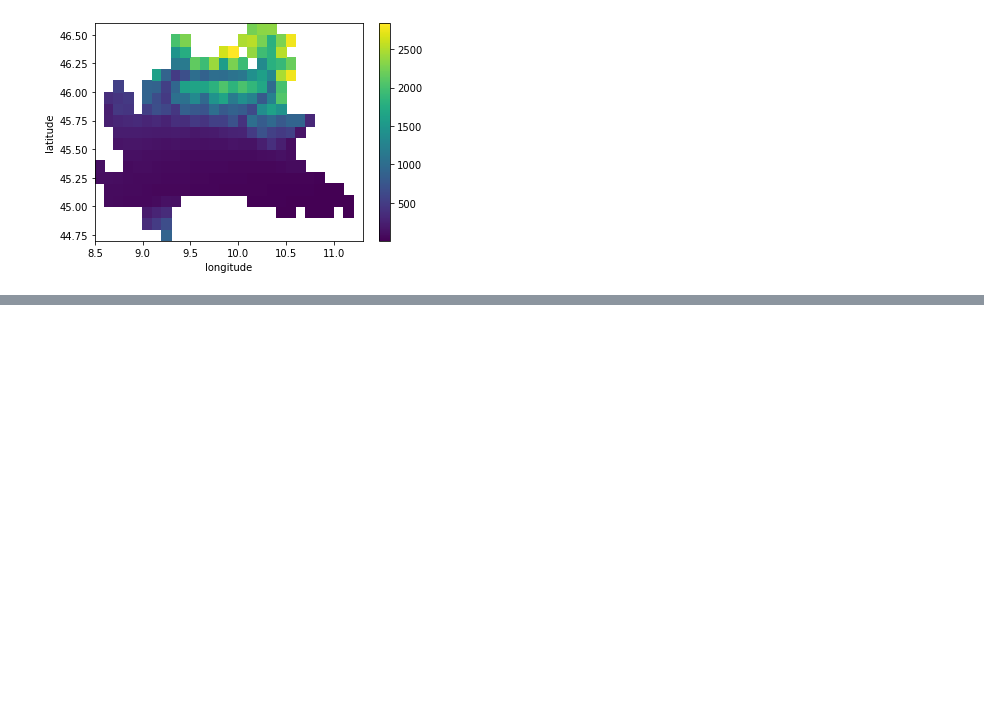
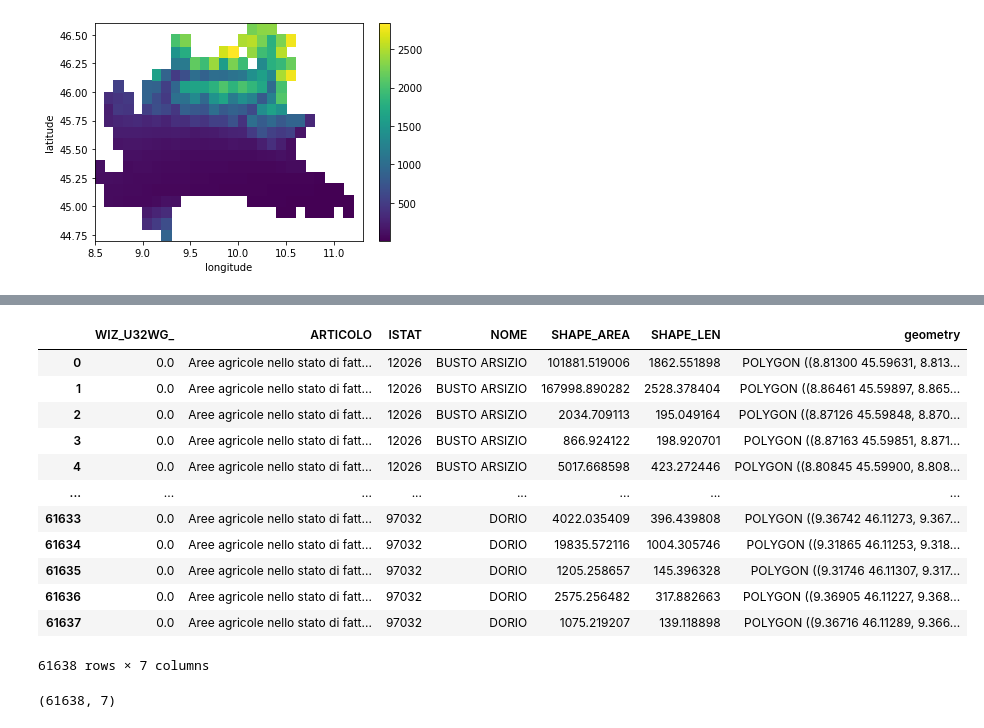
Before and after one commit to samuelexferri/unibg-statistic2, a Jupyter notebook: notebooks/data_3_preprocessing_regressors.ipynb, the cells around one changed output, grey strips where cells are left out. Saved outputs shown, nothing was run; the diff lists cells and outputs as text; code cells hidden in the pictures; blank space fills up the shorter version.

```diff
--- a/notebooks/data_3_preprocessing_regressors.ipynb
+++ b/notebooks/data_3_preprocessing_regressors.ipynb
@@ -417,0 +406,20 @@ Attributes:
+# %%
+shp_area_agricola
+# %% [output]
+|  | WIZ_U32WG_ | ARTICOLO | ISTAT | NOME | SHAPE_AREA | SHAPE_LEN | geometry |
+| 0 | 0.0 | Aree agricole nello stato di fatt... | 12026 | BUSTO ARSIZIO | 101881.519006 | 1862.551898 | POLYGON ((8.81300 45.59631, 8.813... |
+| 1 | 0.0 | Aree agricole nello stato di fatt... | 12026 | BUSTO ARSIZIO | 167998.890282 | 2528.378404 | POLYGON ((8.86461 45.59897, 8.865... |
+| 2 | 0.0 | Aree agricole nello stato di fatt... | 12026 | BUSTO ARSIZIO | 2034.709113 | 195.049164 | POLYGON ((8.87126 45.59848, 8.870... |
+| 3 | 0.0 | Aree agricole nello stato di fatt... | 12026 | BUSTO ARSIZIO | 866.924122 | 198.920701 | POLYGON ((8.87163 45.59851, 8.871... |
+| 4 | 0.0 | Aree agricole nello stato di fatt... | 12026 | BUSTO ARSIZIO | 5017.668598 | 423.272446 | POLYGON ((8.80845 45.59900, 8.808... |
+| ... | ... | ... | ... | ... | ... | ... | ... |
+| 61633 | 0.0 | Aree agricole nello stato di fatt... | 97032 | DORIO | 4022.035409 | 396.439808 | POLYGON ((9.36742 46.11273, 9.367... |
+| 61634 | 0.0 | Aree agricole nello stato di fatt... | 97032 | DORIO | 19835.572116 | 1004.305746 | POLYGON ((9.31865 46.11253, 9.318... |
+| 61635 | 0.0 | Aree agricole nello stato di fatt... | 97032 | DORIO | 1205.258657 | 145.396328 | POLYGON ((9.31746 46.11307, 9.317... |
+| 61636 | 0.0 | Aree agricole nello stato di fatt... | 97032 | DORIO | 2575.256482 | 317.882663 | POLYGON ((9.36905 46.11227, 9.368... |
+| 61637 | 0.0 | Aree agricole nello stato di fatt... | 97032 | DORIO | 1075.219207 | 139.118898 | POLYGON ((9.36716 46.11289, 9.366... |
+61638 rows × 7 columns
+# %%
+shp_area_agricola.shape
+# %% [output]
+(61638, 7)
```
Also changed, not shown: parts of 7 cells of this notebook, 2 other files.
